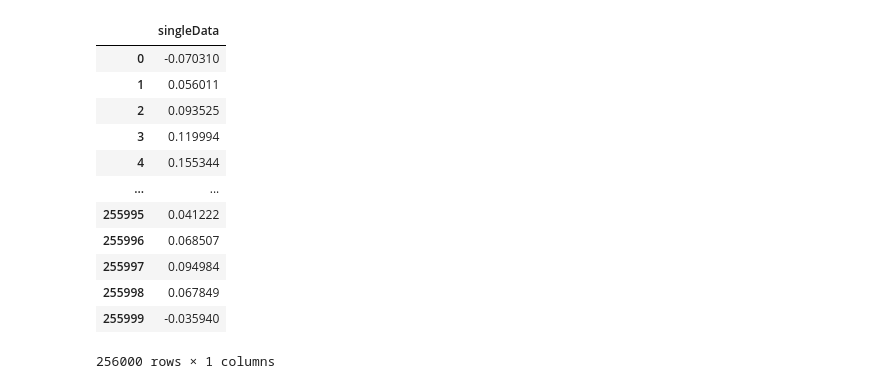
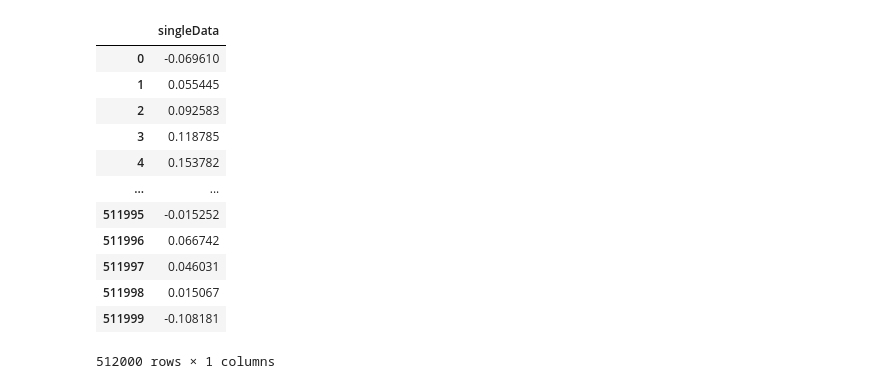
Before and after one commit to Felp4to/TBL-WallPressure-DataPrep, a Jupyter notebook: partitioning/create_partitions.ipynb, the cells around one changed output. Drawn from its saved outputs; the diff is of its cells as text; code cells hidden in the pictures.

```diff
--- a/partitioning/create_partitions.ipynb
+++ b/partitioning/create_partitions.ipynb
@@ -8,37 +8,40 @@ import sampling as samp
 import normalizzation as norm
 # %%
 # FEATURES PARTITIONING
-seq_length = 50
-test_size = 0.15
-overlapping = 0
-shuffle = False
-batch_size = 1024
-factor = 100
-sampling = 4                    # 50 khz
-dim_slice = 5
-csv_format = True               # False: solo .buffer, True: anche csv files
+
+config = {
+    "seq_length": 100,
+    "test_size": 0.15,
+    "overlapping": 0,
+    "shuffle": False,
+    "batch_size": 1024,
+    "factor": 100,
+    "sampling": 4,
+    "dim_slice": 10,
+    "csv_format": True
+}
 # %%
 # slicing and sampling
-sliced_and_sampled_data = samp.sampling_csv(samp.slicing("../timeseries/B101/Channel1.csv", dim_slice), sampling)
+sliced_and_sampled_data = samp.sampling_csv(samp.slicing("../timeseries/B101/Channel1.csv", config["dim_slice"]), config["sampling"])
 
 # normalization data
 normalized_data = norm.normalize_dataframe(sliced_and_sampled_data)
 normalized_data.reset_index(drop=True, inplace=True)
 display(normalized_data)
 # %% [output]
 |  | singleData |
-| 0 | -0.070310 |
-| 1 | 0.056011 |
-| 2 | 0.093525 |
-| 3 | 0.119994 |
-| 4 | 0.155344 |
+| 0 | -0.069610 |
+| 1 | 0.055445 |
+| 2 | 0.092583 |
+| 3 | 0.118785 |
+| 4 | 0.153782 |
 | ... | ... |
-| 255995 | 0.041222 |
-| 255996 | 0.068507 |
-| 255997 | 0.094984 |
-| 255998 | 0.067849 |
-| 255999 | -0.035940 |
+| 511995 | -0.015252 |
+| 511996 | 0.066742 |
+| 511997 | 0.046031 |
+| 511998 | 0.015067 |
+| 511999 | -0.108181 |
-256000 rows × 1 columns
+512000 rows × 1 columns
 # %%
 foldername = input("Specifica il nome della cartella nel quale salvare le partizioni: ")
 print("Nome inserito: ", foldername)
```
Also changed, not shown: parts of 2 cells of this notebook, 5 other files.
